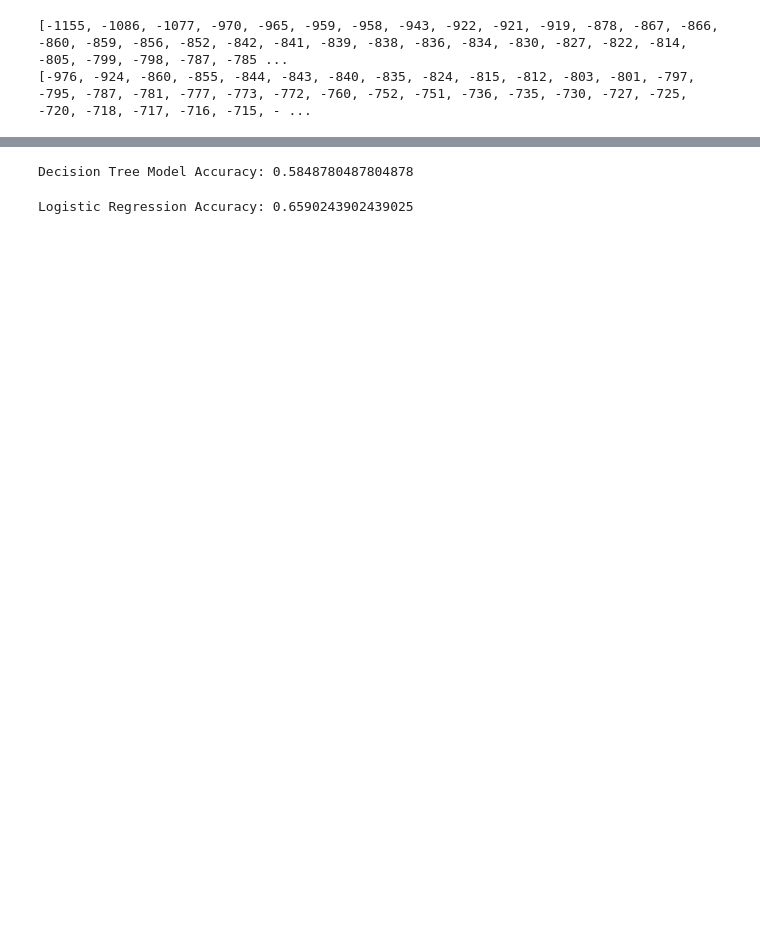
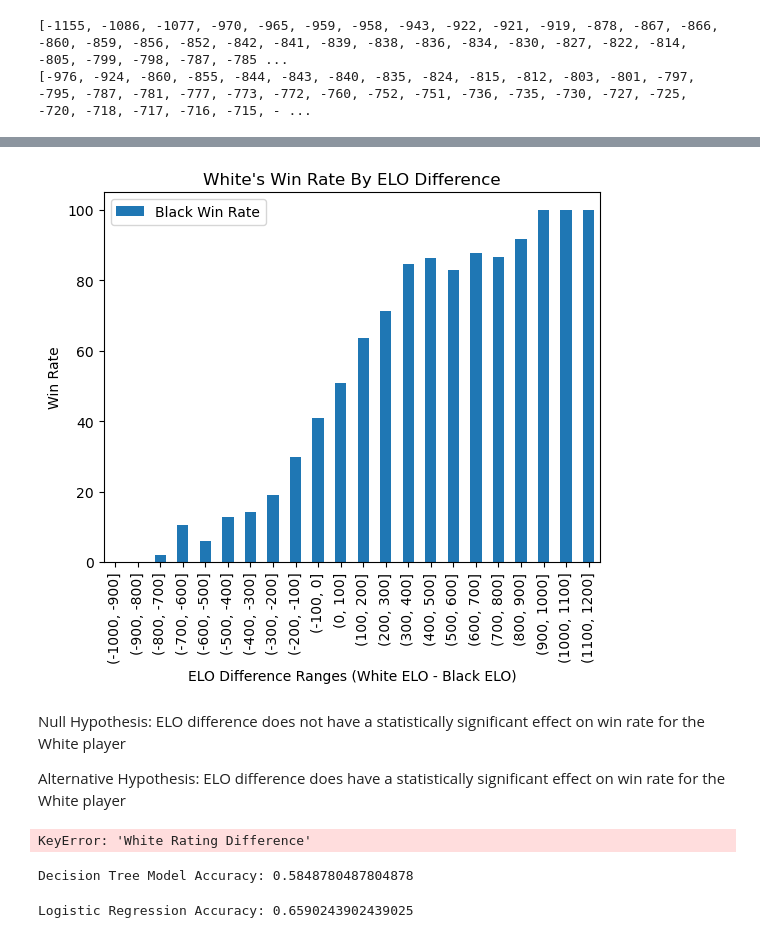
Before and after one commit to samanthataskale/ChessAnalysisTutorial, a Jupyter notebook: ChessAnalysisTutorial.ipynb, the cells around one changed output, grey strips where cells are left out. Cells and saved outputs as stored; diff of their text form; code cells hidden in the pictures; blank space fills up the shorter version.

```diff
--- a/ChessAnalysisTutorial.ipynb
+++ b/ChessAnalysisTutorial.ipynb
@@ -444,3 +453,32 @@ black_wrate = [100 * (black_elo_diff_wrate[key][0] / black_elo_diff_wrate[key][1
+# %%
+black_result.plot.bar()
+plt.title('White\'s Win Rate By ELO Difference')
+plt.xlabel('ELO Difference Ranges (White ELO - Black ELO)')
+plt.ylabel('Win Rate')
+plt.show()
+# %% [output]
+[figure, added]
+# %% [markdown]
+Null Hypothesis: ELO difference does not have a statistically significant effect on win rate for the White player
+
+Alternative Hypothesis: ELO difference does have a statistically significant effect on win rate for the White player
+# %%
+# ols_white_result = white_result.reset_index(inplace=False)
+
+# Define the predictor variable and response variable
+X = white_result['White Rating Difference']
+y = white_result['White Win Rate']
+
+# Add a constant term to the predictor variable
+X = statsmodels.api.add_constant(X)
+
+# Fit the OLS model
+model = statsmodels.api.OLS(y, X).fit()
+
+# Print the model summary
+print(model.summary())
+# %% [output]
+KeyError: 'White Rating Difference'
 # %%
 X = pd.DataFrame({'Rating Diff': ratings_and_openings['White ELO'] - ratings_and_openings['Black ELO'], 'Win Rate': ratings_and_openings['Opening Win Rate (W)']})
 y = ratings_and_openings['Win']
```
Also changed, not shown: parts of 5 cells of this notebook.
